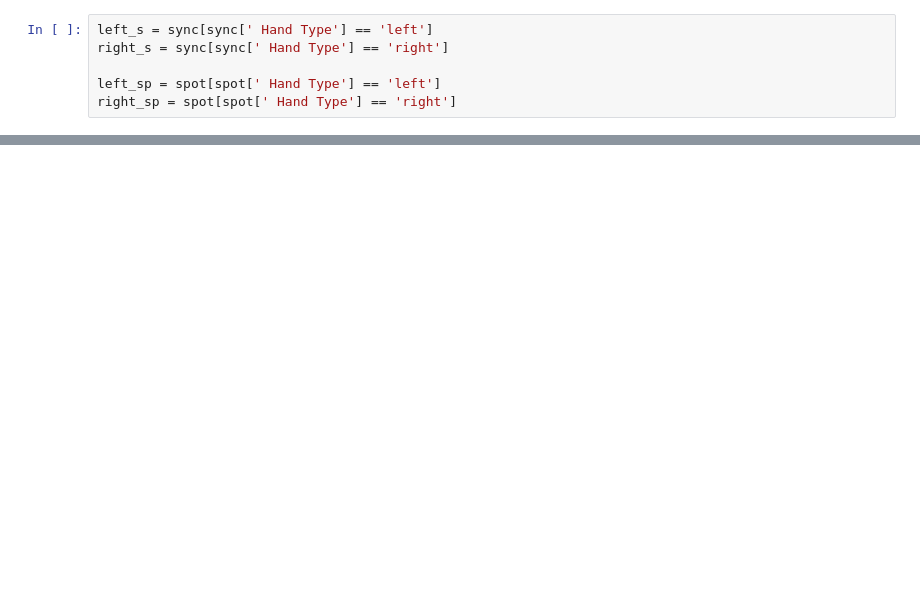
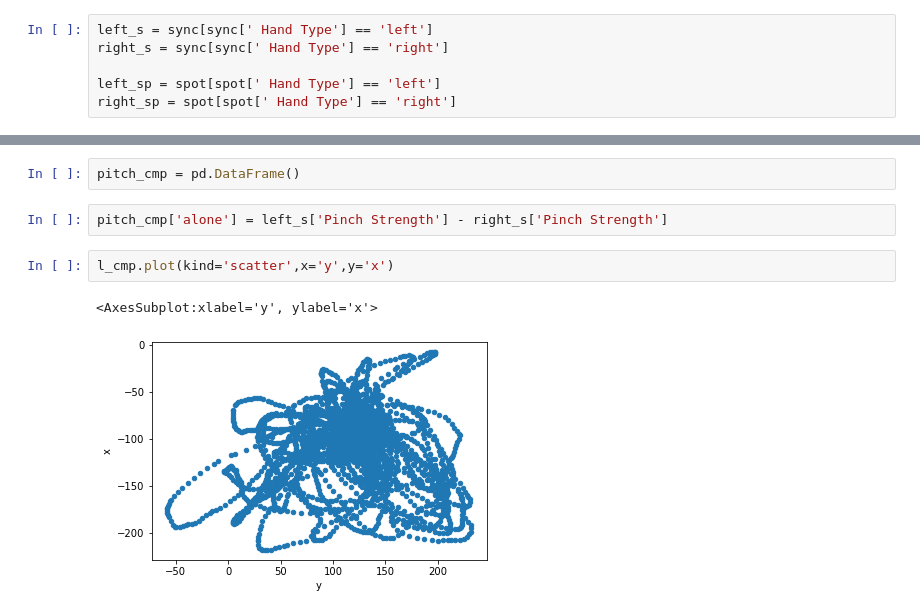
Before and after one commit to Daniel-Ros/DataSiceneIIFinalWork, a Jupyter notebook: hand.ipynb, the cells around one changed output, grey strips where cells are left out. Drawn from its saved outputs; the diff is of its cells as text; blank space fills up the shorter version.

```diff
--- a/hand.ipynb
+++ b/hand.ipynb
@@ -114,0 +152,9 @@ sync.set_index('Time')
+# %%
+pitch_cmp = pd.DataFrame()
+# %%
+pitch_cmp['alone'] = left_s['Pinch Strength'] - right_s['Pinch Strength']
+# %%
+l_cmp.plot(kind='scatter',x='y',y='x')
+# %% [output]
+<AxesSubplot:xlabel='y', ylabel='x'>
+[figure, added]
```
Also changed, not shown: parts of 13 cells of this notebook.
